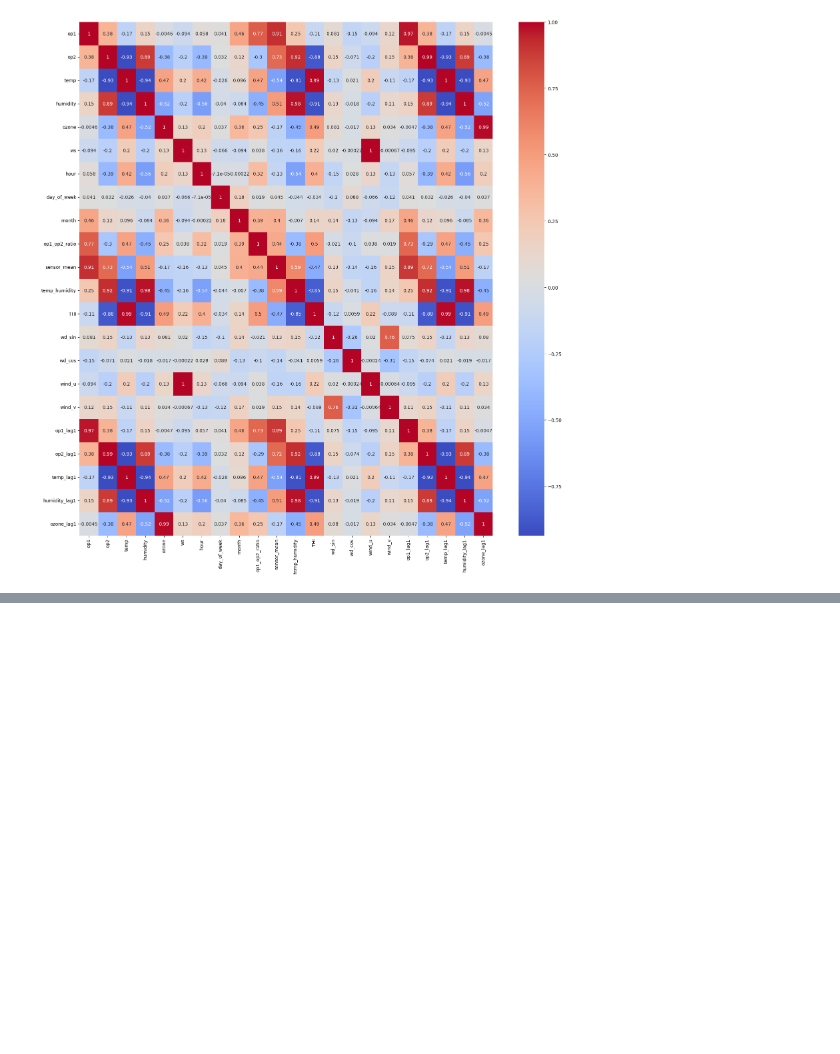
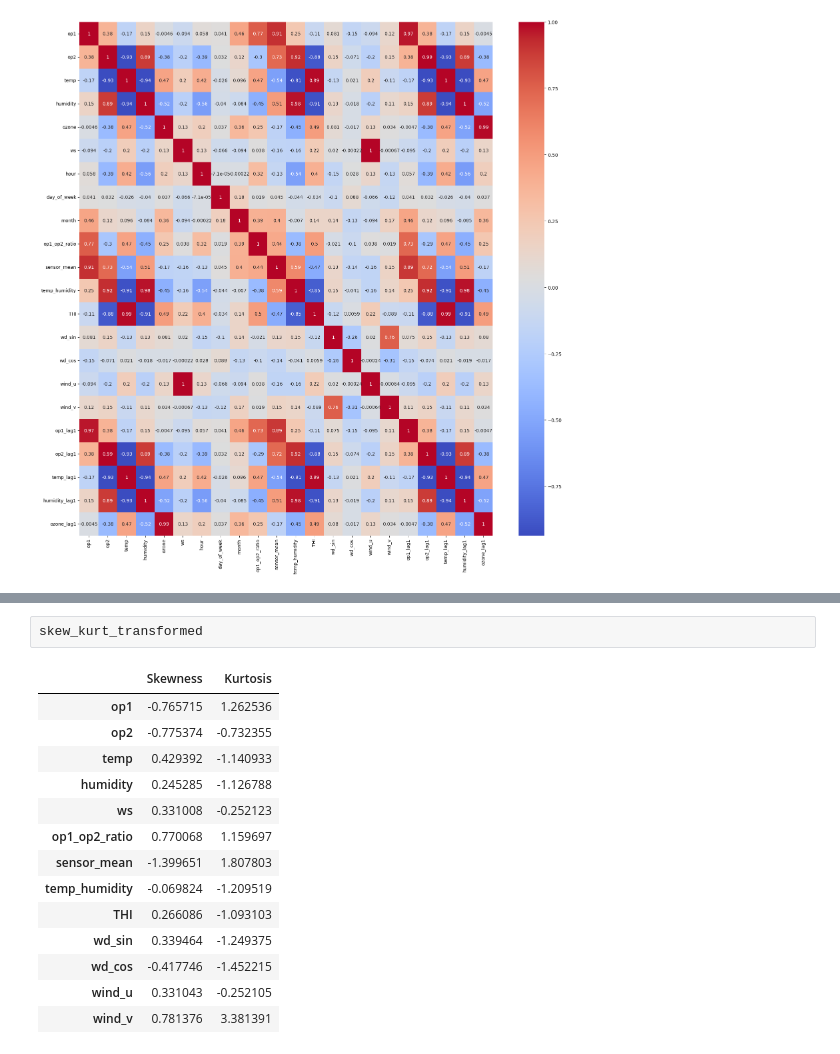
Before and after one commit to nks-hack/WCEHackathon2025_NKS_2, a Jupyter notebook: HackathonEdge.ipynb, the cells around one changed output, grey strips where cells are left out. Cells and saved outputs as stored; diff of their text form; blank space fills up the shorter version.

```diff
--- a/HackathonEdge.ipynb
+++ b/HackathonEdge.ipynb
@@ -176,0 +210,17 @@ sns.heatmap(correlation_matrix,cmap="coolwarm",annot=True)
+# %%
+skew_kurt_transformed
+# %% [output]
+|  | Skewness | Kurtosis |
+| op1 | -0.765715 | 1.262536 |
+| op2 | -0.775374 | -0.732355 |
+| temp | 0.429392 | -1.140933 |
+| humidity | 0.245285 | -1.126788 |
+| ws | 0.331008 | -0.252123 |
+| op1_op2_ratio | 0.770068 | 1.159697 |
+| sensor_mean | -1.399651 | 1.807803 |
+| temp_humidity | -0.069824 | -1.209519 |
+| THI | 0.266086 | -1.093103 |
+| wd_sin | 0.339464 | -1.249375 |
+| wd_cos | -0.417746 | -1.452215 |
+| wind_u | 0.331043 | -0.252105 |
+| wind_v | 0.781376 | 3.381391 |
```
Also changed, not shown: parts of 14 cells of this notebook.
